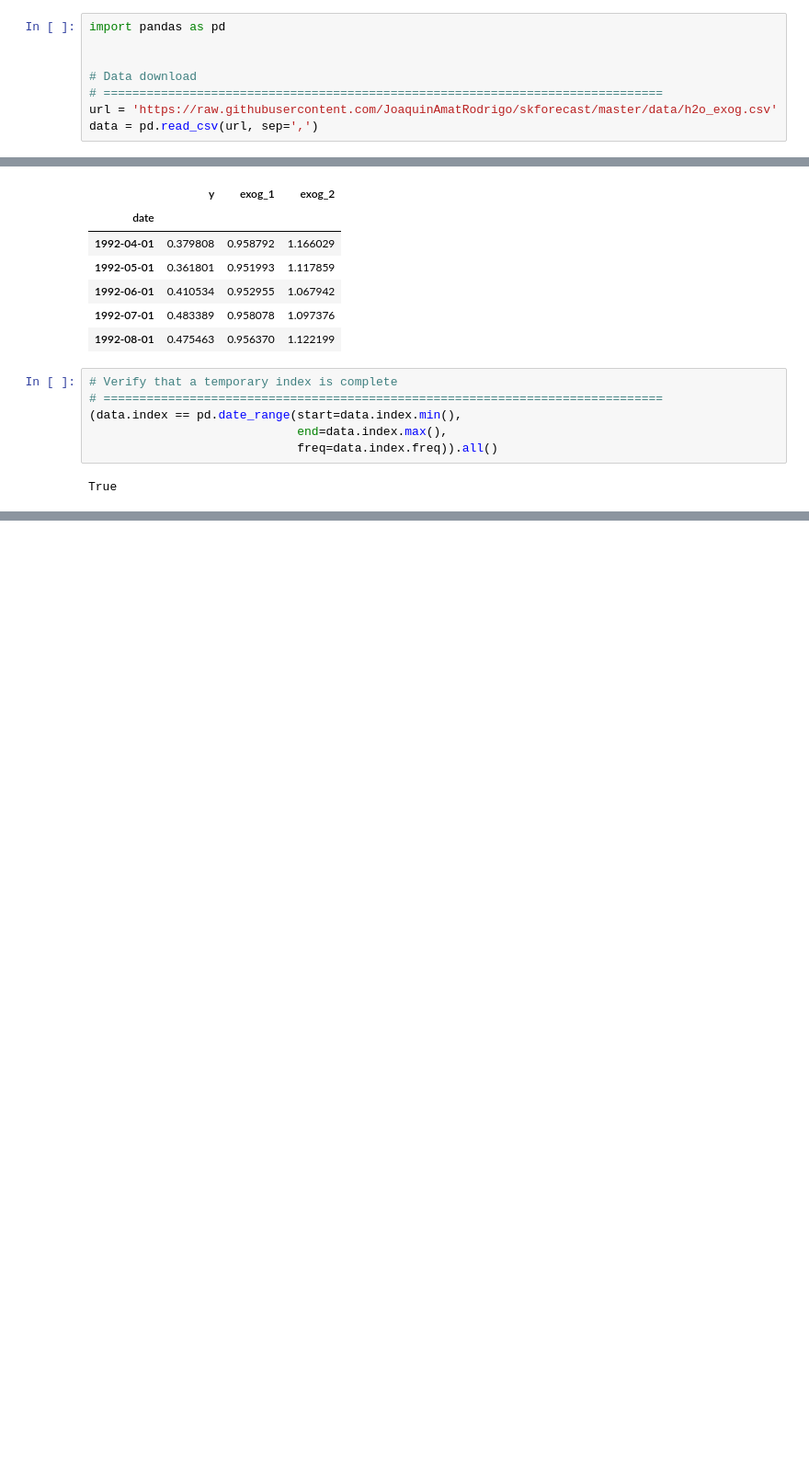
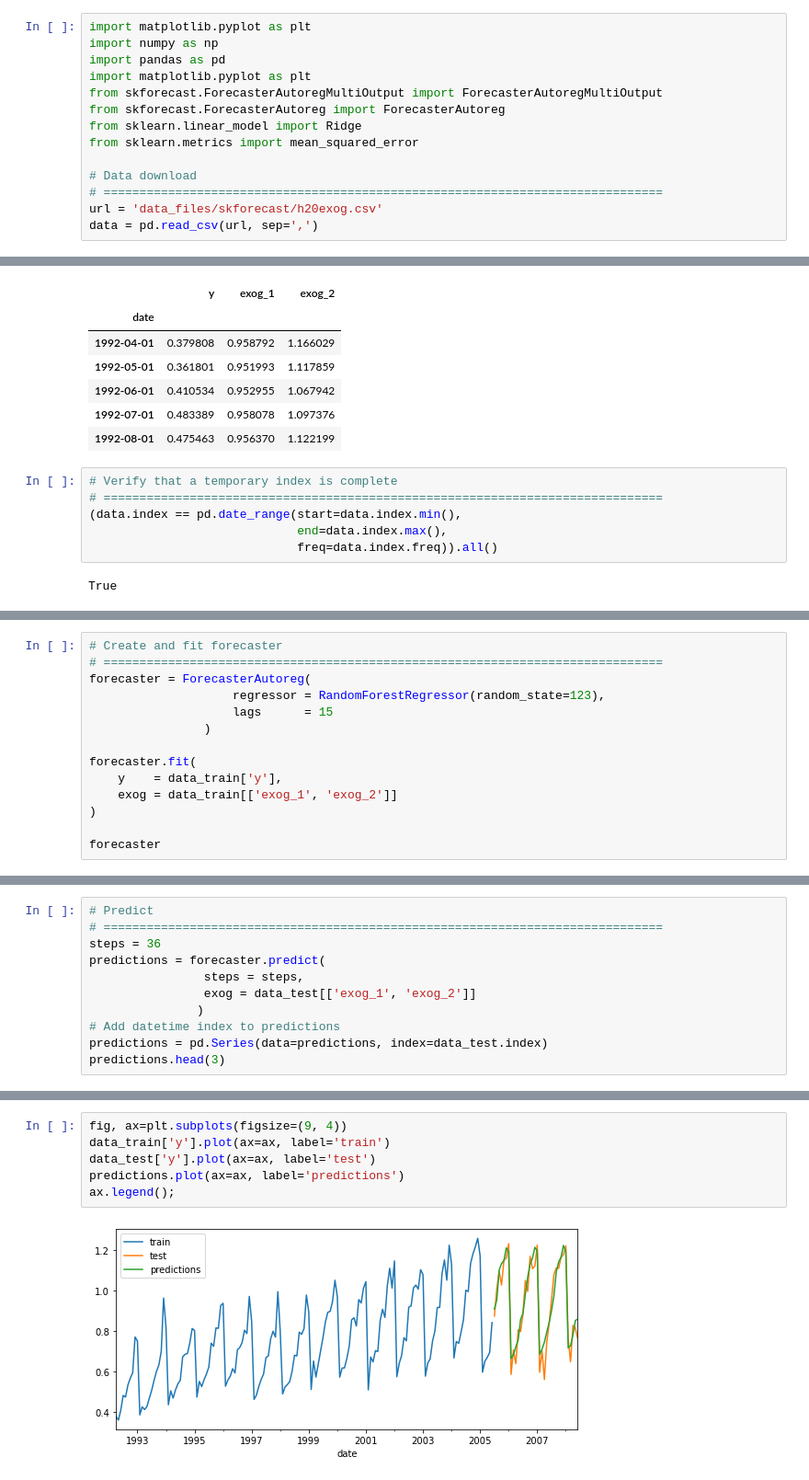
Before and after one commit to Kira1108/TimeSeriesCode, a Jupyter notebook: 10.sklearn.ipynb, the cells around one changed output, grey strips where cells are left out. Shown at 92% size. Drawn from its saved outputs; the diff is of its cells as text; blank space fills up the shorter version.

```diff
--- a/10.sklearn.ipynb
+++ b/10.sklearn.ipynb
@@ -273,10 +277,16 @@ import matplotlib.pyplot as plt
 # %%
+import matplotlib.pyplot as plt
+import numpy as np
 import pandas as pd
-
+import matplotlib.pyplot as plt
+from skforecast.ForecasterAutoregMultiOutput import ForecasterAutoregMultiOutput
+from skforecast.ForecasterAutoreg import ForecasterAutoreg
+from sklearn.linear_model import Ridge
+from sklearn.metrics import mean_squared_error
 
 # Data download
 # ==============================================================================
-url = 'https://raw.githubusercontent.com/JoaquinAmatRodrigo/skforecast/master/data/h2o_exog.csv'
+url = 'data_files/skforecast/h20exog.csv'
 data = pd.read_csv(url, sep=',')
 # %%
 # Data preparation
@@ -326,0 +358,14 @@ Test dates  : 2005-07-01 00:00:00 --- 2008-06-01 00:00:00  (n=36)
+# %%
+# Create and fit forecaster
+# ==============================================================================
+forecaster = ForecasterAutoreg(
+                    regressor = RandomForestRegressor(random_state=123),
+                    lags      = 15
+                )
+
+forecaster.fit(
+    y    = data_train['y'],
+    exog = data_train[['exog_1', 'exog_2']]
+)
+
+forecaster
@@ -326,0 +389,11 @@ Test dates  : 2005-07-01 00:00:00 --- 2008-06-01 00:00:00  (n=36)
+# %%
+# Predict
+# ==============================================================================
+steps = 36
+predictions = forecaster.predict(
+                steps = steps,
+                exog = data_test[['exog_1', 'exog_2']]
+               )
+# Add datetime index to predictions
+predictions = pd.Series(data=predictions, index=data_test.index)
+predictions.head(3)
@@ -326,0 +406,8 @@ Test dates  : 2005-07-01 00:00:00 --- 2008-06-01 00:00:00  (n=36)
+# %%
+fig, ax=plt.subplots(figsize=(9, 4))
+data_train['y'].plot(ax=ax, label='train')
+data_test['y'].plot(ax=ax, label='test')
+predictions.plot(ax=ax, label='predictions')
+ax.legend();
+# %% [output]
+[figure, added]
```
Also changed, not shown: parts of 18 cells of this notebook, 2 other files.
